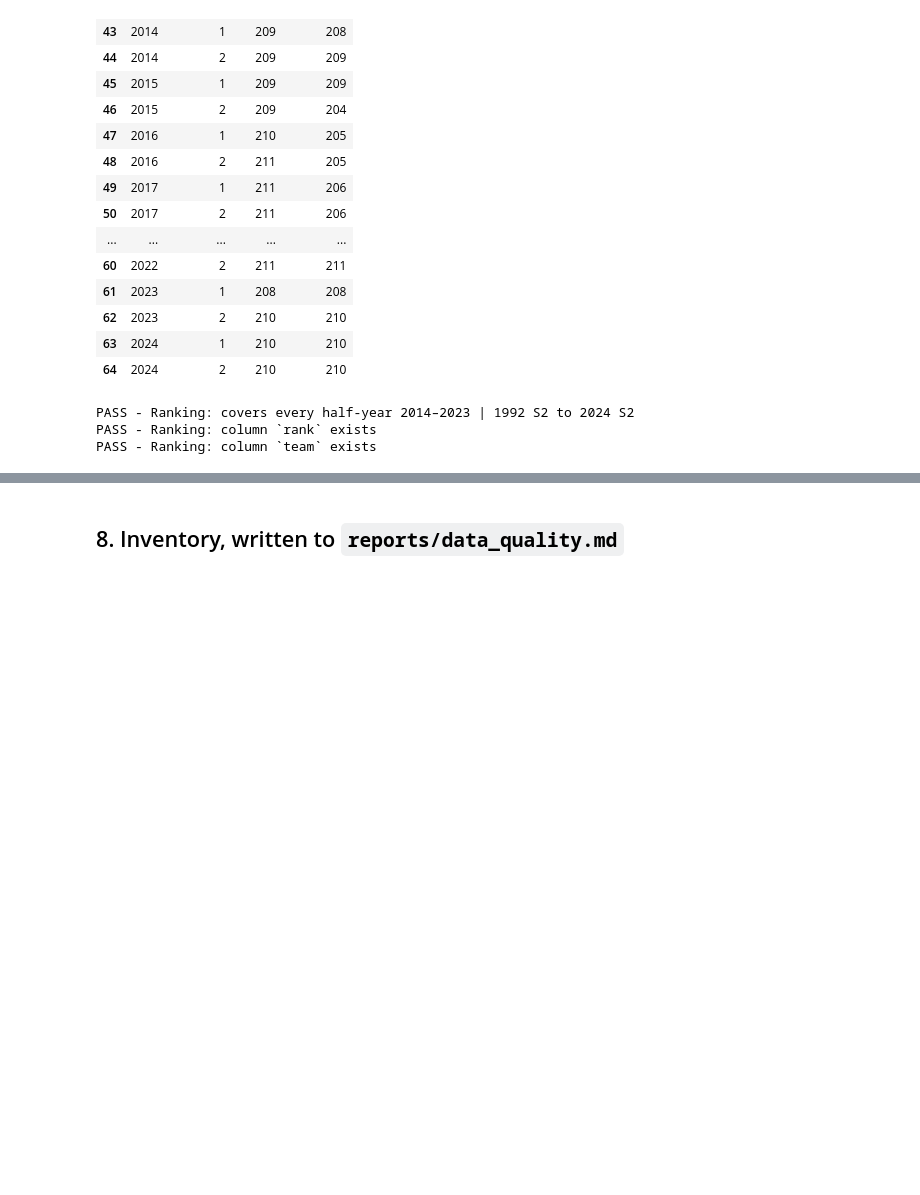
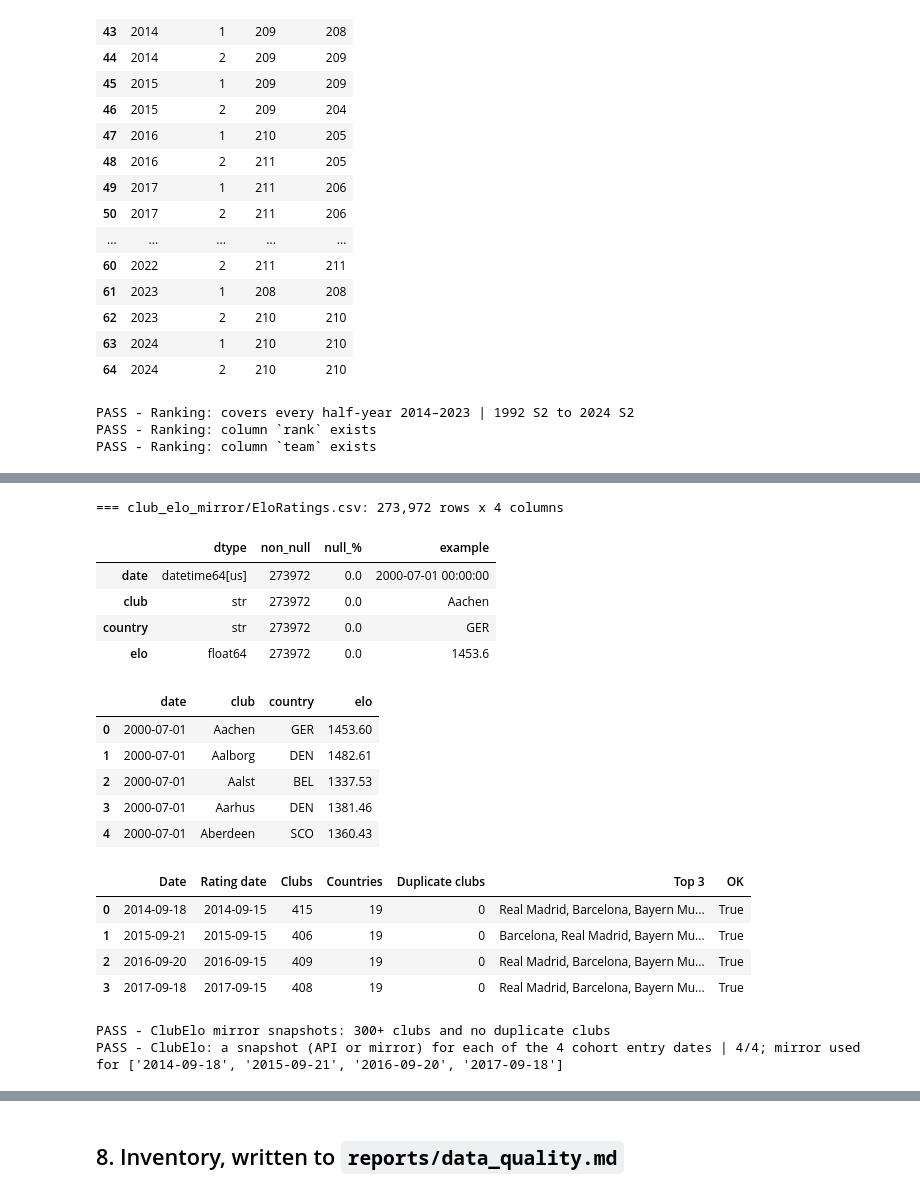
Before and after one commit to heisenberg1804/career-mode-promise, a Jupyter notebook: notebooks/00_setup_and_download.ipynb, the cells around one changed output, grey strips where cells are left out. Cells and saved outputs as stored; diff of their text form; code cells hidden in the pictures; blank space fills up the shorter version.

```diff
--- a/notebooks/00_setup_and_download.ipynb
+++ b/notebooks/00_setup_and_download.ipynb
@@ -629,6 +634,56 @@ check("ClubElo: all 10 edition snapshots cached", n_ok == len(EDITION_DATES),
                              tls_requests.exceptions.HTTPError: 502 Server Error: Bad Gateway for
                              url: http://api.clubelo.com/2015-09-21
 ... (54 outputs left out)
+# %%
+# Mirror fallback for the cohort entry dates the API did not return
+entry_dates = [EDITION_DATES[e] for e in config.COHORT_EDITIONS]
+need_mirror = [d for d in entry_dates if d not in elo_frames]
+mirror_status = []
+if need_mirror:
+    m_ratings = pd.read_csv(config.RAW_CLUBELO_MIRROR / "EloRatings.csv", parse_dates=["date"])
+    m_matches = pd.read_csv(config.RAW_CLUBELO_MIRROR / "Matches.csv", parse_dates=["MatchDate"],
+                            usecols=["Division", "MatchDate", "HomeTeam", "AwayTeam", "HomeElo", "AwayElo"])
+    describe("club_elo_mirror/EloRatings.csv", m_ratings)
+    add_inventory("ClubElo mirror", config.RAW_CLUBELO_MIRROR / "EloRatings.csv", m_ratings,
+                  date_range(m_ratings["date"]), "ClubElo snapshots on the 1st and 15th of each month; ClubElo data through 2025-06-01")
+    add_inventory("ClubElo mirror", config.RAW_CLUBELO_MIRROR / "Matches.csv", m_matches,
+                  date_range(m_matches["MatchDate"]), "football-data.co.uk matches; used only for the level column")
+    for d in need_mirror:
+        p = clubelo.mirror_cache_path(d)
+        snap = pd.read_csv(p) if p.exists() else clubelo.build_mirror_snapshot(d, m_ratings, m_matches)
+        if not p.exists():
+            snap.to_csv(p, index=False, encoding="utf-8")
+        ok = len(snap) >= 300 and not snap["team"].duplicated().any()
+        mirror_status.append({"Date": d, "Rating date": snap["rating_date"].iat[0], "Clubs": len(snap),
+                              "Countries": snap["country"].nunique(), "Duplicate clubs": int(snap["team"].duplicated().sum()),
+                              "Top 3": ", ".join(snap.nlargest(3, "elo")["team"]), "OK": ok})
+        elo_frames[d] = snap
+    mirror_status = pd.DataFrame(mirror_status)
+    display(mirror_status)
+    check("ClubElo mirror snapshots: 300+ clubs and no duplicate clubs", bool(mirror_status["OK"].all()))
+covered = [d for d in entry_dates if d in elo_frames]
+check("ClubElo: a snapshot (API or mirror) for each of the 4 cohort entry dates", len(covered) == len(entry_dates),
+      f"{len(covered)}/{len(entry_dates)}; mirror used for {need_mirror if need_mirror else 'none'}")
+# %% [output]
+=== club_elo_mirror/EloRatings.csv: 273,972 rows x 4 columns
+|  | dtype | non_null | null_% | example |
+| date | datetime64[us] | 273972 | 0.0 | 2000-07-01 00:00:00 |
+| club | str | 273972 | 0.0 | Aachen |
+| country | str | 273972 | 0.0 | GER |
+| elo | float64 | 273972 | 0.0 | 1453.6 |
+|  | date | club | country | elo |
+| 0 | 2000-07-01 | Aachen | GER | 1453.60 |
+| 1 | 2000-07-01 | Aalborg | DEN | 1482.61 |
+| 2 | 2000-07-01 | Aalst | BEL | 1337.53 |
+| 3 | 2000-07-01 | Aarhus | DEN | 1381.46 |
+| 4 | 2000-07-01 | Aberdeen | SCO | 1360.43 |
+|  | Date | Rating date | Clubs | Countries | Duplicate clubs | Top 3 | OK |
+| 0 | 2014-09-18 | 2014-09-15 | 415 | 19 | 0 | Real Madrid, Barcelona, Bayern Mu... | True |
+| 1 | 2015-09-21 | 2015-09-15 | 406 | 19 | 0 | Barcelona, Real Madrid, Bayern Mu... | True |
+| 2 | 2016-09-20 | 2016-09-15 | 409 | 19 | 0 | Real Madrid, Barcelona, Bayern Mu... | True |
+| 3 | 2017-09-18 | 2017-09-15 | 408 | 19 | 0 | Real Madrid, Barcelona, Bayern Mu... | True |
+PASS - ClubElo mirror snapshots: 300+ clubs and no duplicate clubs
+PASS - ClubElo: a snapshot (API or mirror) for each of the 4 cohort entry dates | 4/4; mirror used for ['2014-09-18', '2015-09-21', '2016-09-20', '2017-09-18']
 # %%
 if elo_frames:
     first = next(iter(elo_frames))
```
Also changed, not shown: parts of 6 cells of this notebook, 3 other files.
